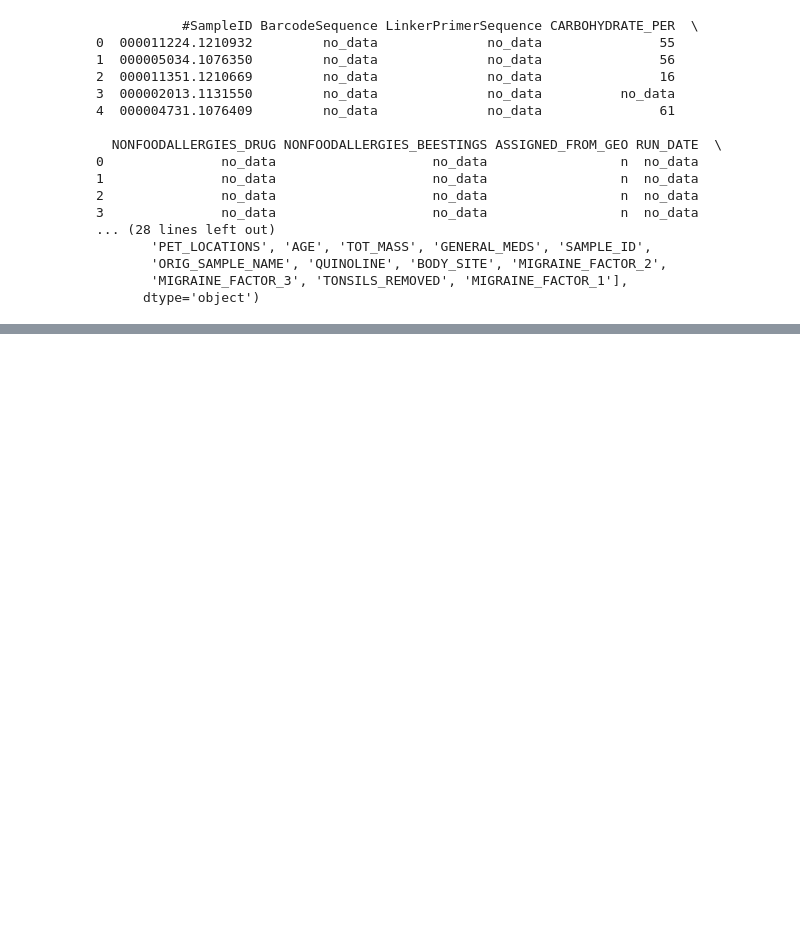
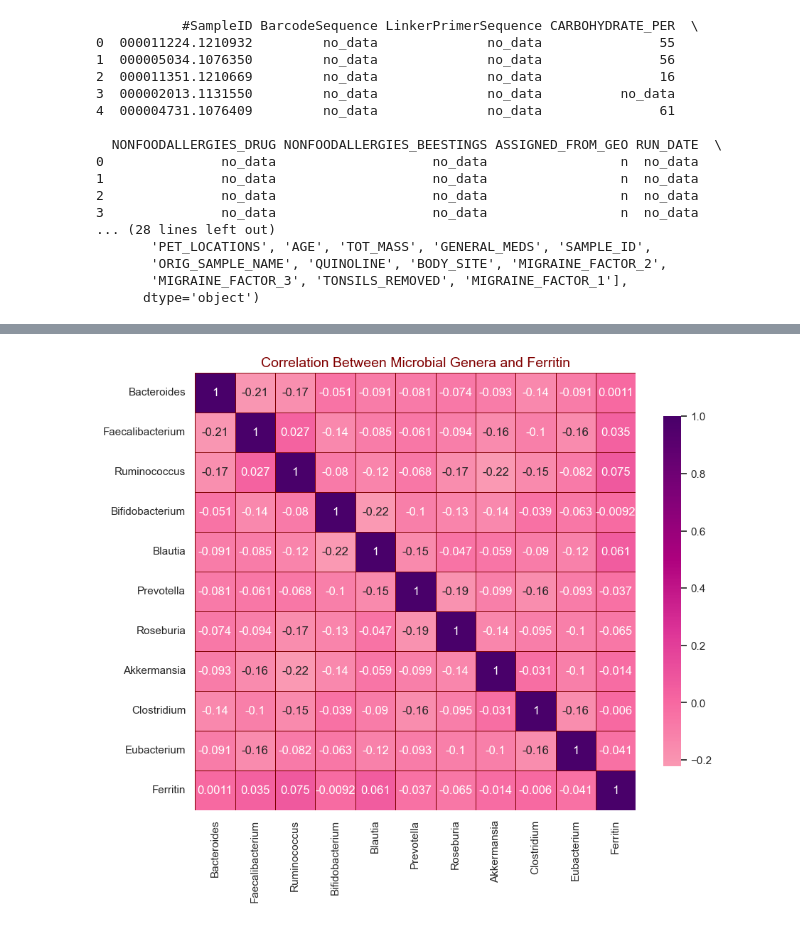
Before and after one commit to mariaponomarova/ML_project, a Jupyter notebook: data.ipynb, the cells around one changed output, grey strips where cells are left out. Saved outputs shown, nothing was run; the diff lists cells and outputs as text; code cells hidden in the pictures; blank space fills up the shorter version.

```diff
--- a/data.ipynb
+++ b/data.ipynb
@@ -109,0 +156,12 @@ for i in range(5):
+# %%
+# 3️⃣ Correlation heatmap
+corr = simulated_df[genera + ["Ferritin"]].corr()
+plt.figure(figsize=(10, 8))
+sns.heatmap(
+    corr, annot=True, cmap="RdPu", center=0,
+    linewidths=0.5, linecolor=maroon, cbar_kws={"shrink": 0.8}
+)
+plt.title("Correlation Between Microbial Genera and Ferritin", color=maroon, fontsize=14)
+plt.show()
+# %% [output]
+[figure, added]
```
Also changed, not shown: parts of 13 cells of this notebook.
